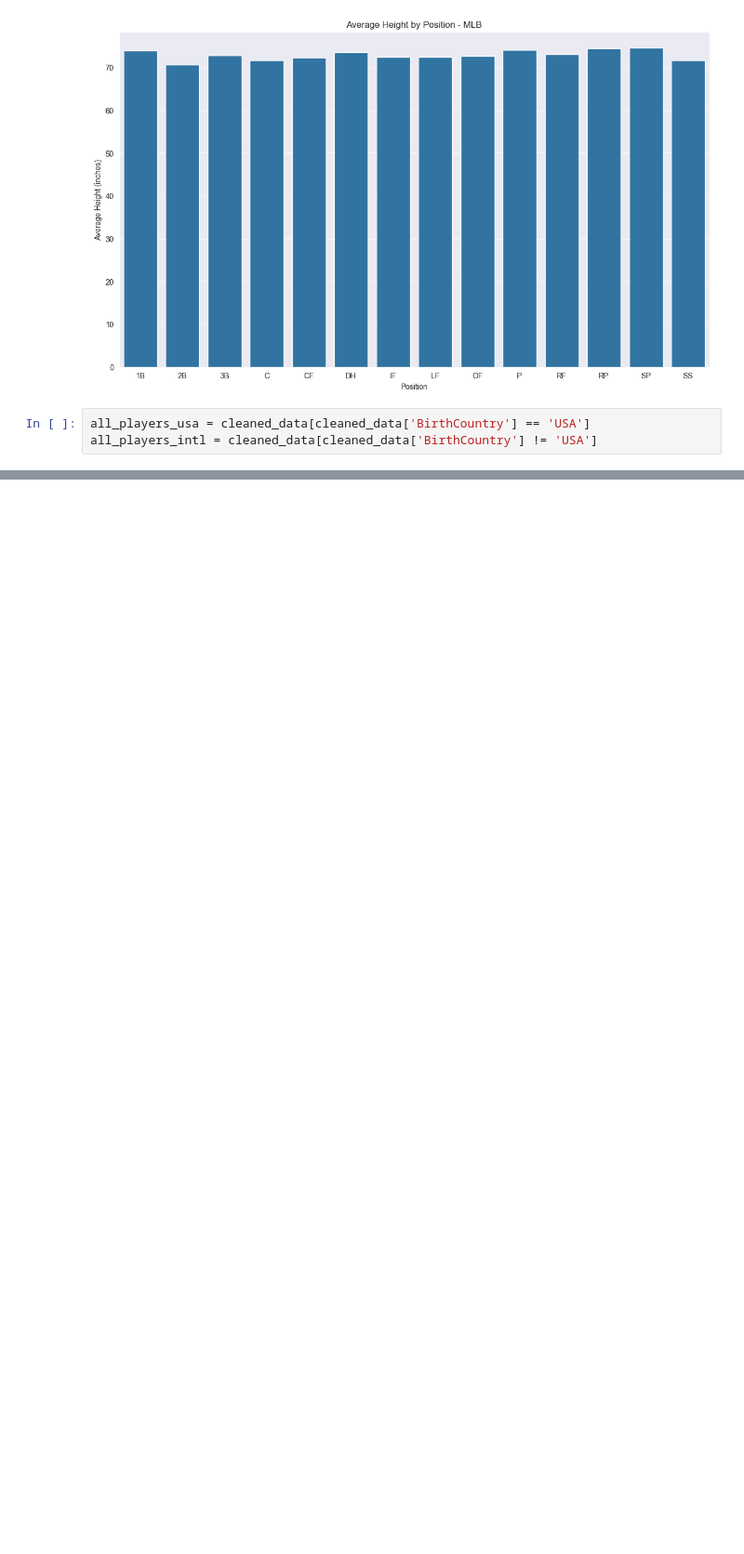
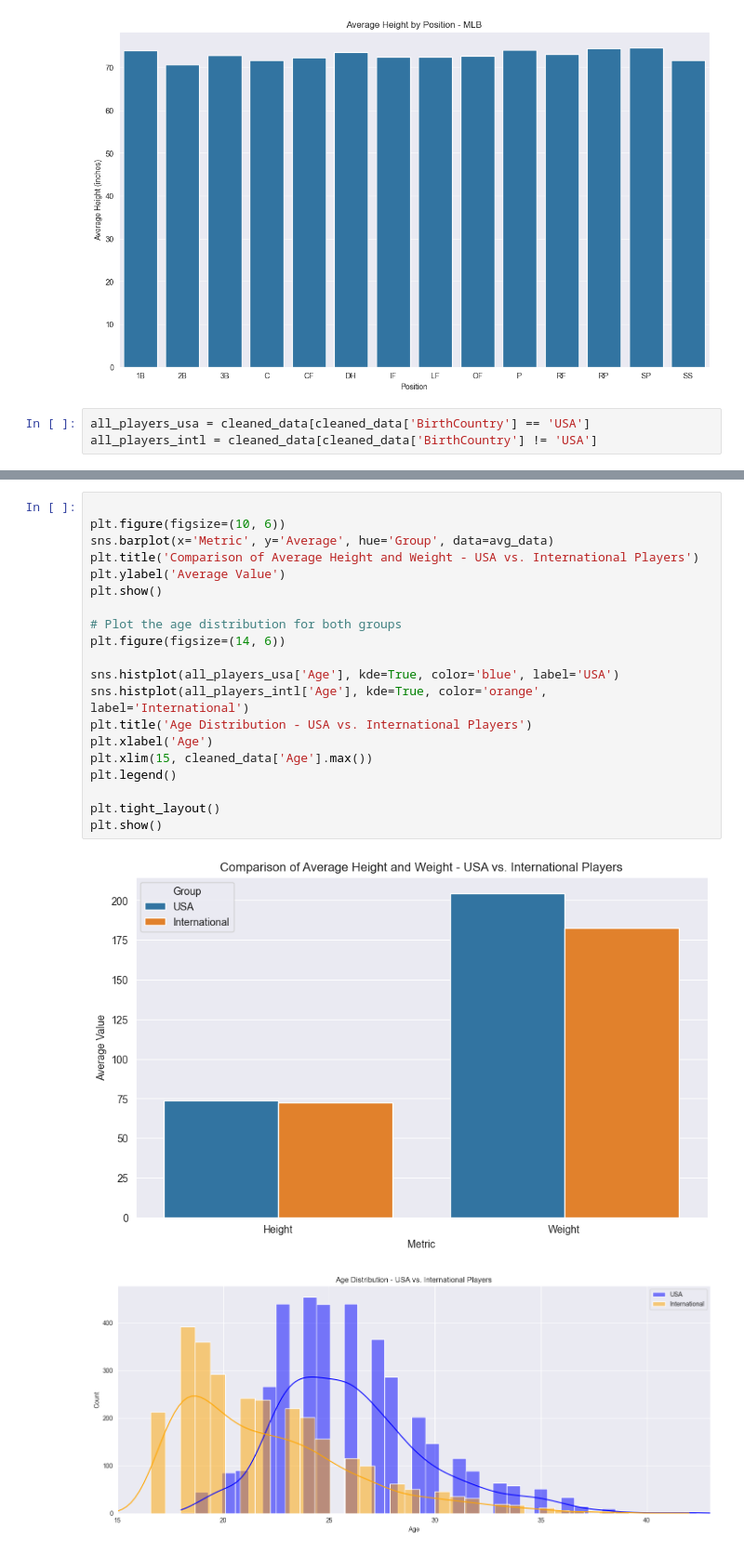
Before and after one commit to avidcyclist/baseball_data, a Jupyter notebook: data/all_players_messing_around.ipynb, the cells around one changed output, grey strips where cells are left out. Shown at 93% size. Cells and saved outputs as stored; diff of their text form; blank space fills up the shorter version.

```diff
--- a/data/all_players_messing_around.ipynb
+++ b/data/all_players_messing_around.ipynb
@@ -458,0 +459,23 @@ plt.show()
+# %%
+
+plt.figure(figsize=(10, 6))
+sns.barplot(x='Metric', y='Average', hue='Group', data=avg_data)
+plt.title('Comparison of Average Height and Weight - USA vs. International Players')
+plt.ylabel('Average Value')
+plt.show()
+
+# Plot the age distribution for both groups
+plt.figure(figsize=(14, 6))
+
+sns.histplot(all_players_usa['Age'], kde=True, color='blue', label='USA')
+sns.histplot(all_players_intl['Age'], kde=True, color='orange', label='International')
+plt.title('Age Distribution - USA vs. International Players')
+plt.xlabel('Age')
+plt.xlim(15, cleaned_data['Age'].max())
+plt.legend()
+
+plt.tight_layout()
+plt.show()
+# %% [output]
+[figure, added]
+[figure, added]
```
Also changed, not shown: parts of 2 cells of this notebook, 2 other files.
